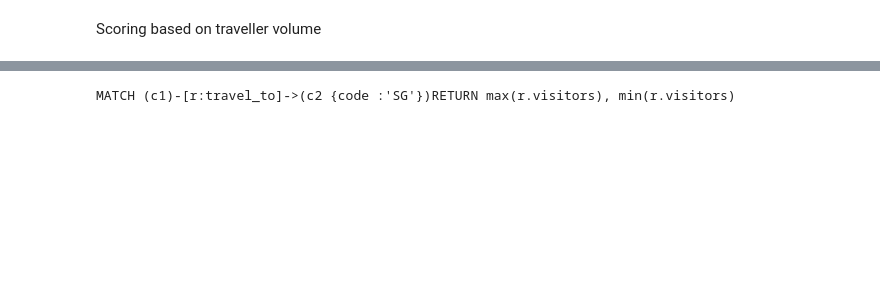
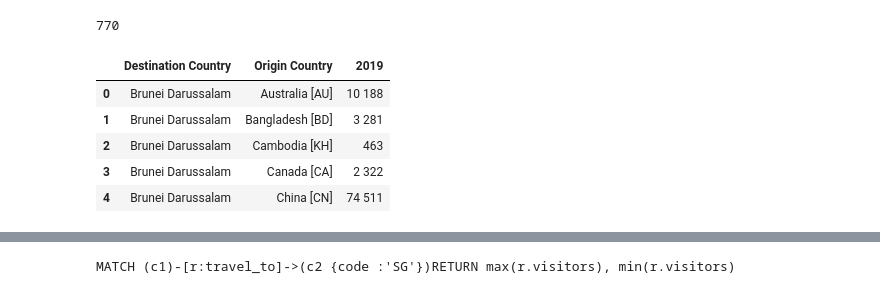
Before and after one commit to boyanng/IRS-PM-2022-05-20-IS05PT-GRP-Apollo, a Jupyter notebook: SystemCode/TrainModelOrBuildKB/CountryTravelersNetworkBuilding.ipynb, the cells around one changed output, grey strips where cells are left out. Cells and saved outputs as stored; diff of their text form; code cells hidden in the pictures; blank space fills up the shorter version.

```diff
--- a/SystemCode/TrainModelOrBuildKB/CountryTravelersNetworkBuilding.ipynb
+++ b/SystemCode/TrainModelOrBuildKB/CountryTravelersNetworkBuilding.ipynb
@@ -6,3 +13,17 @@ from neo4j.exceptions import ServiceUnavailable
 import re
-# %% [markdown]
-Scoring based on traveller volume
+# %%
+# Read data
+# Data source: https://data.aseanstats.org/visitors
+arrival_df = pd.read_csv("ASEANStatsData.csv", skiprows=1)
+arrival_df=arrival_df.fillna(method="ffill")
+# arrival_df = pd.read_excel("arrivals_asean.xlsx")
+print(len(arrival_df))
+arrival_df.head()
+# %% [output]
+770
+|  | Destination Country | Origin Country | 2019 |
+| 0 | Brunei Darussalam | Australia [AU] | 10 188 |
+| 1 | Brunei Darussalam | Bangladesh [BD] | 3 281 |
+| 2 | Brunei Darussalam | Cambodia [KH] | 463 |
+| 3 | Brunei Darussalam | Canada [CA] | 2 322 |
+| 4 | Brunei Darussalam | China [CN] | 74 511 |
```
Also changed, not shown: parts of 36 cells of this notebook, 4 other files.
